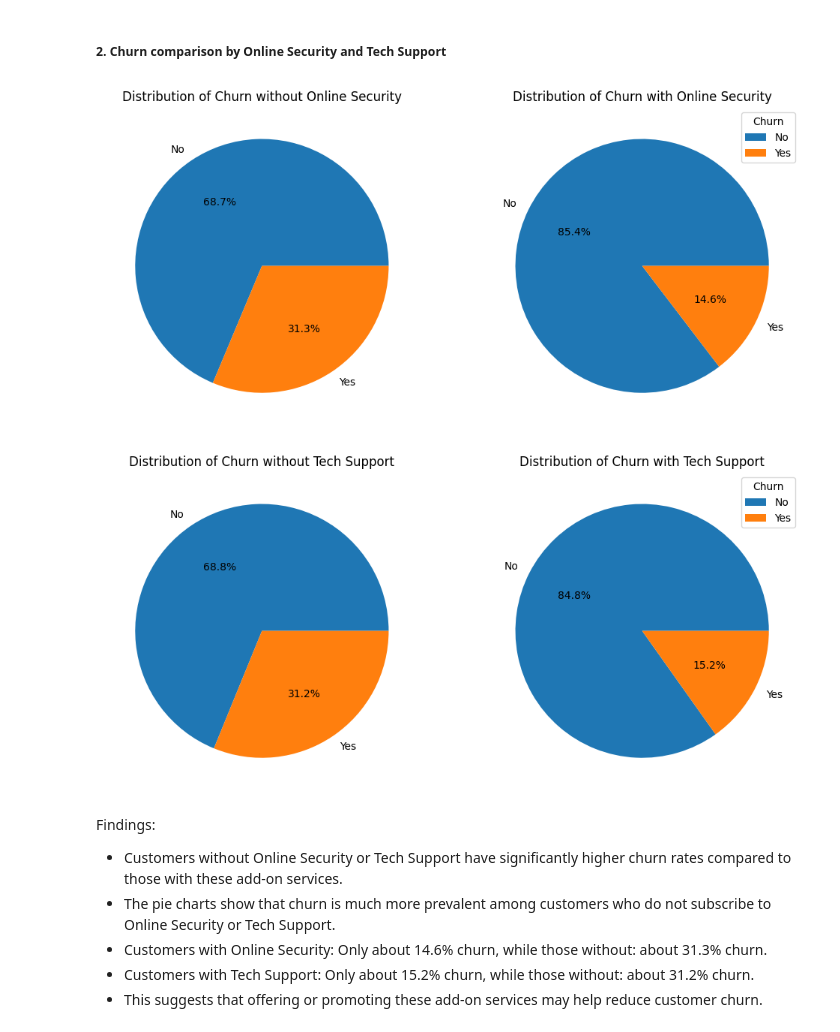
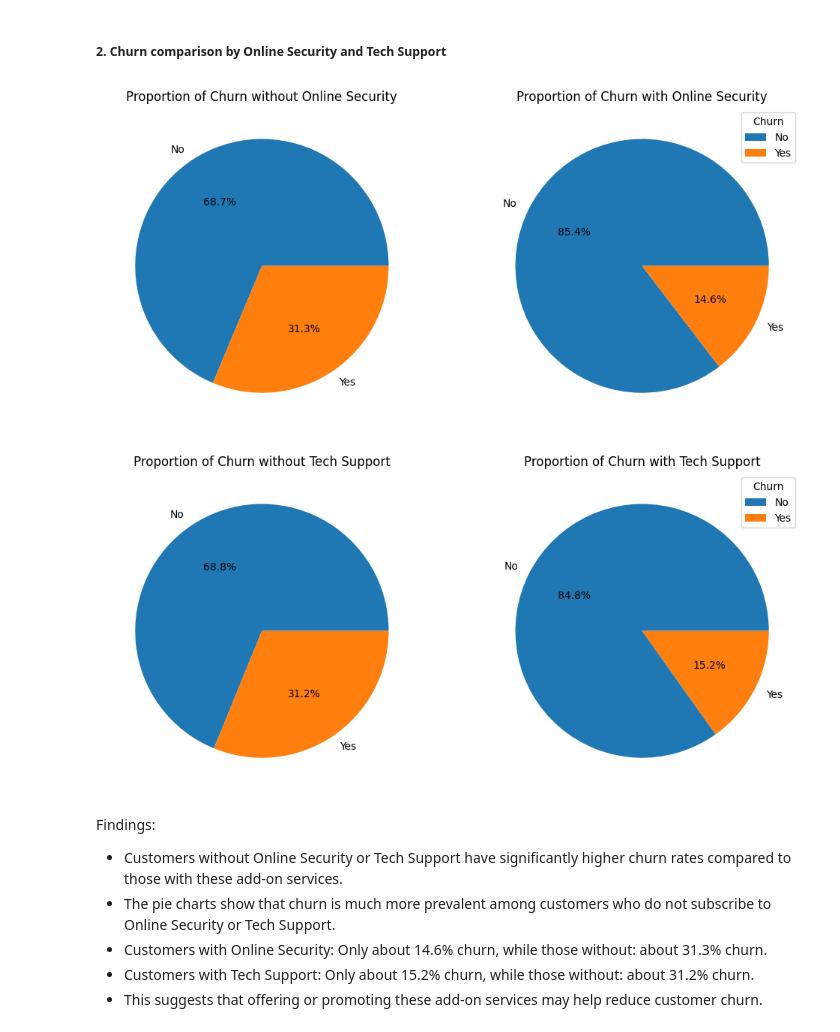
Before and after one commit to ka-kwok/telecom-churn-ml-prediction, a Jupyter notebook: jupyter_notebooks/3.data_visualization.ipynb, the cells around one changed output. Cells and saved outputs as stored; diff of their text form; code cells hidden in the pictures.

```diff
--- a/jupyter_notebooks/3.data_visualization.ipynb
+++ b/jupyter_notebooks/3.data_visualization.ipynb
@@ -316,34 +326,34 @@ Let's looks into online security and tech support further.
 # %% [markdown]
 ##### 2. Churn comparison by Online Security and Tech Support
 # %%
-# Distribution of the target variable 'Churn' by online security feature
+# Proportion of the target variable 'Churn' by online security feature
 plt.figure(figsize=(12, 6))
 plt.subplot(1, 2, 1)
 online_security_counts_no = df[df['OnlineSecurity'] == "No"]['Churn'].value_counts()
 plt.pie(online_security_counts_no.values, labels=online_security_counts_no.index, autopct='%1.1f%%')
-plt.title('Distribution of Churn without Online Security')
+plt.title('Proportion of Churn without Online Security')
 plt.subplot(1, 2, 2)
 online_security_counts = df[df['OnlineSecurity'] == "Yes"]['Churn'].value_counts()
 plt.pie(online_security_counts.values, labels=online_security_counts.index, autopct='%1.1f%%')
-plt.title('Distribution of Churn with Online Security')
+plt.title('Proportion of Churn with Online Security')
 plt.legend(title='Churn')
 plt.show()
 
-# Distribution of the target variable 'Churn' by tech support feature
+# Proportion of the target variable 'Churn' by tech support feature
 plt.figure(figsize=(12, 6))
 plt.subplot(1, 2, 1)
 tech_support_counts_no = df[df['TechSupport'] == "No"]['Churn'].value_counts()
 plt.pie(tech_support_counts_no.values, labels=tech_support_counts_no.index, autopct='%1.1f%%')
-plt.title('Distribution of Churn without Tech Support')
+plt.title('Proportion of Churn without Tech Support')
 plt.subplot(1, 2, 2)
 tech_support_counts = df[df['TechSupport'] == "Yes"]['Churn'].value_counts()
 plt.pie(tech_support_counts.values, labels=tech_support_counts.index, autopct='%1.1f%%')
-plt.title('Distribution of Churn with Tech Support')
+plt.title('Proportion of Churn with Tech Support')
 plt.legend(title='Churn')
 plt.show()
 # %% [output]
-[figure, old version]
+[figure, new version]
-[figure, old version]
+[figure, new version]
 # %% [markdown]
 Findings:
 * Customers without Online Security or Tech Support have significantly higher churn rates compared to those with these add-on services.
```
Also changed, not shown: parts of 9 cells of this notebook.
